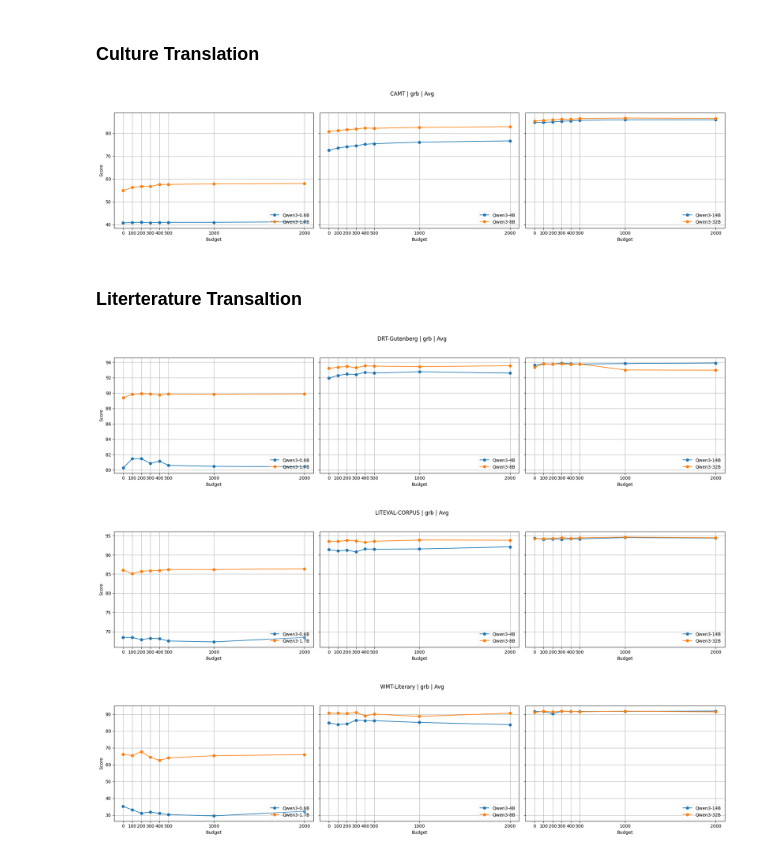
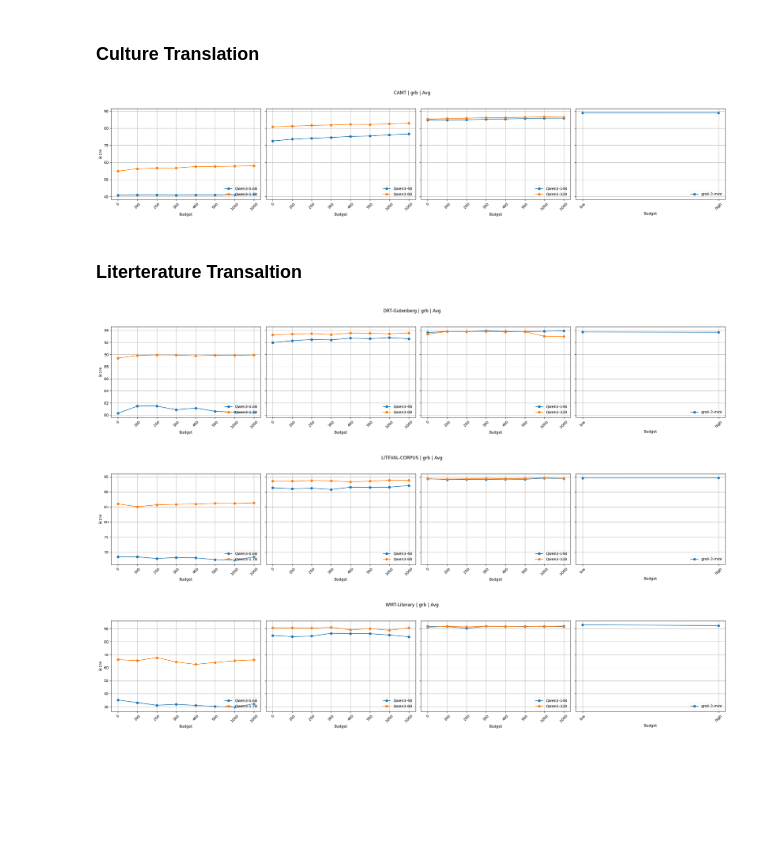
Before and after one commit to ZiHAO-LI-cmd/rm4mt, a Jupyter notebook: rm4mt_eval/analysis/analysis_grb.ipynb, the cells around one changed output. Drawn from its saved outputs; the diff is of its cells as text; code cells hidden in the pictures; blank space fills up the shorter version.

```diff
--- a/rm4mt_eval/analysis/analysis_grb.ipynb
+++ b/rm4mt_eval/analysis/analysis_grb.ipynb
@@ -33,7 +33,7 @@ for sheet_url in sheet_urls:
         df = get_as_dataframe(worksheet, evaluate_formulas=True)
         df = df.dropna(how='all').dropna(axis=1, how='all')
         ws_data[worksheet.title] = df
-        time.sleep(1)
+        time.sleep(2)
     all_data[sheet_url] = ws_data
 # %% [output]
 Reading Sheet: https://docs.google.com/spreadsheets/d/1yhLFAwm-sFAG2cDxDBQ6C0smcM_f5uQxYuy_clvgueM/edit?usp=sharing
@@ -302,19 +365,20 @@ plot_models_groups_side_by_side(
 # %%
 plot_models_groups_side_by_side(
     dfs_by_metric['grb'],
     task='CAMT',
     metric='grb',
     lang_pair='Avg',
     model_groups=[
         ['Qwen3-0.6B', 'Qwen3-1.7B'],
         ['Qwen3-4B', 'Qwen3-8B'],
         ['Qwen3-14B', 'Qwen3-32B'],
+        ['grok-3-mini'],
     ],
     budget_ticks=[0, 100, 200, 300, 400, 500, 1000, 2000],
-    figsize=(20, 5)
+    figsize=(24, 5)
 )
 # %% [output]
-[figure, old version]
+[figure, new version]
 # %% [markdown]
 ### Literterature Transaltion
 # %%
@@ -327,12 +391,13 @@ plot_models_groups_side_by_side(
         ['Qwen3-0.6B', 'Qwen3-1.7B'],
         ['Qwen3-4B', 'Qwen3-8B'],
         ['Qwen3-14B', 'Qwen3-32B'],
+        ['grok-3-mini'],
     ],
     budget_ticks=[0, 100, 200, 300, 400, 500, 1000, 2000],
-    figsize=(20, 5)
+    figsize=(24, 5)
 )
 # %% [output]
-[figure, old version]
+[figure, new version]
 # %%
 plot_models_groups_side_by_side(
     dfs_by_metric['grb'],
@@ -343,12 +408,13 @@ plot_models_groups_side_by_side(
         ['Qwen3-0.6B', 'Qwen3-1.7B'],
         ['Qwen3-4B', 'Qwen3-8B'],
         ['Qwen3-14B', 'Qwen3-32B'],
+        ['grok-3-mini'],
     ],
     budget_ticks=[0, 100, 200, 300, 400, 500, 1000, 2000],
-    figsize=(20, 5)
+    figsize=(24, 5)
 )
 # %% [output]
-[figure, old version]
+[figure, new version]
 # %%
 plot_models_groups_side_by_side(
     dfs_by_metric['grb'],
@@ -359,9 +425,10 @@ plot_models_groups_side_by_side(
         ['Qwen3-0.6B', 'Qwen3-1.7B'],
         ['Qwen3-4B', 'Qwen3-8B'],
         ['Qwen3-14B', 'Qwen3-32B'],
+        ['grok-3-mini'],
     ],
     budget_ticks=[0, 100, 200, 300, 400, 500, 1000, 2000],
-    figsize=(20, 5)
+    figsize=(24, 5)
 )
 # %% [output]
-[figure, old version]
+[figure, new version]
```
Also changed, not shown: parts of 10 cells of this notebook, 6 other files.
